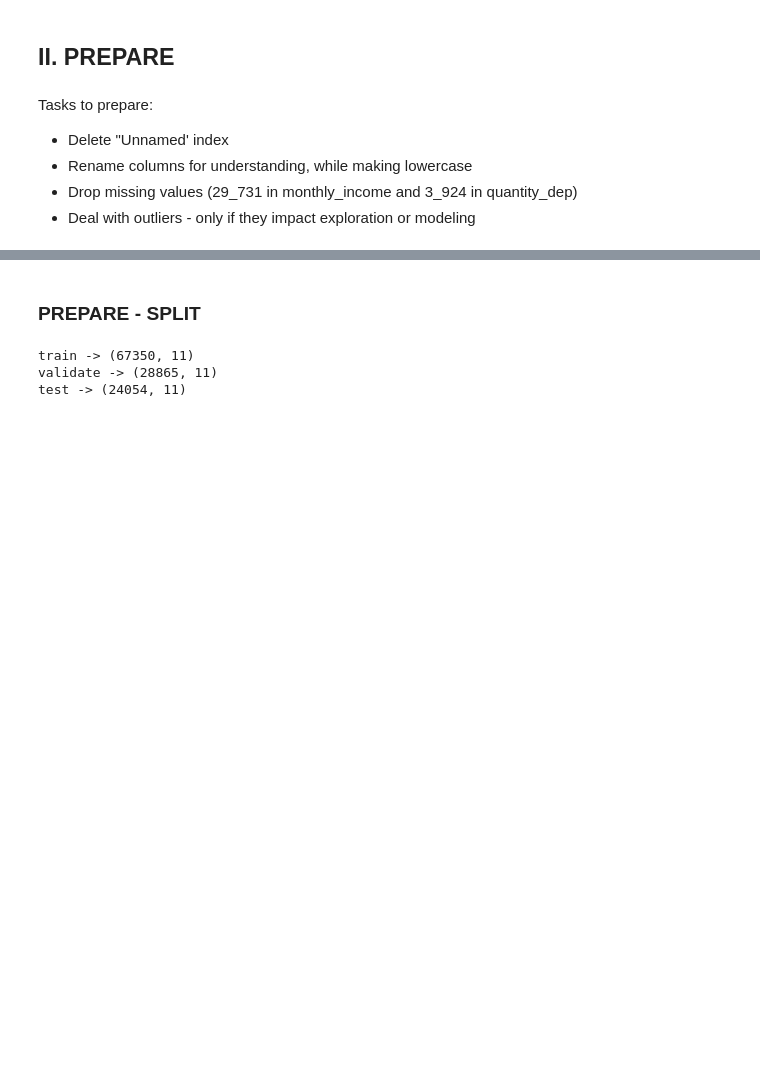
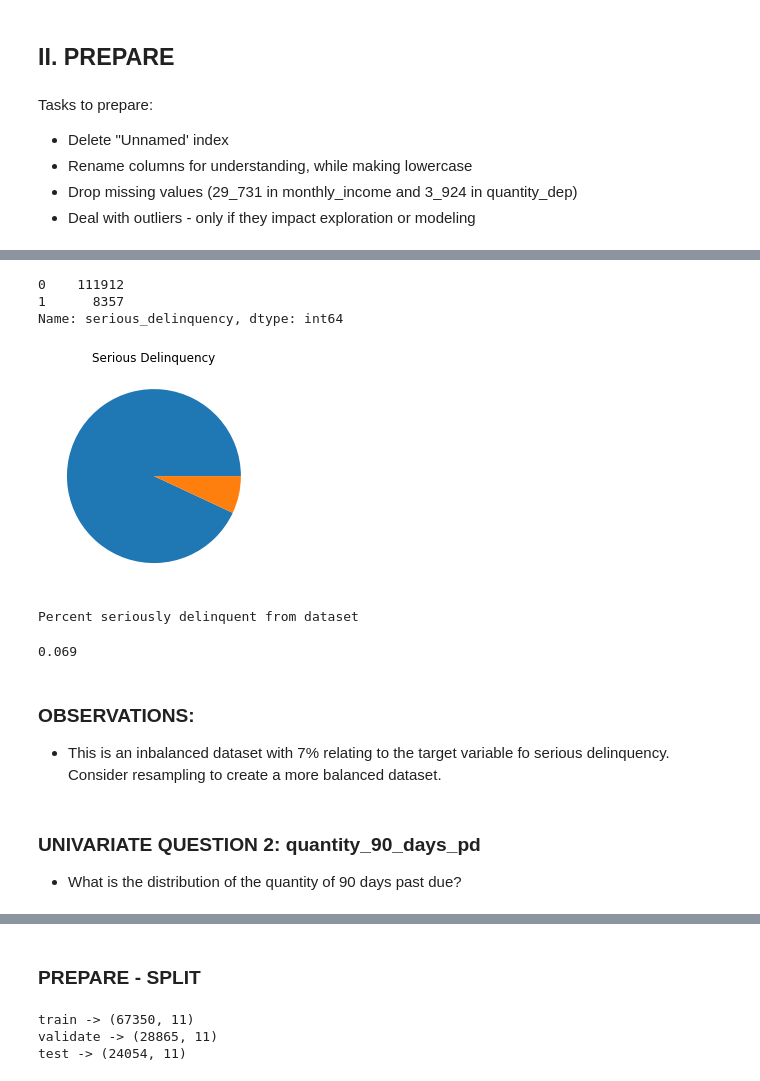
Before and after one commit to rachelrobbinsmayhill/Personal-Project, a Jupyter notebook: work.ipynb, the cells around one changed output, grey strips where cells are left out. Drawn from its saved outputs; the diff is of its cells as text; code cells hidden in the pictures; blank space fills up the shorter version.

```diff
--- a/work.ipynb
+++ b/work.ipynb
@@ -130,0 +184,25 @@ df.head()
+# %%
+# Another visual option.
+
+print(df.serious_delinquency.value_counts())
+
+y = df.serious_delinquency.value_counts()
+plt.title('Serious Delinquency')
+plt.pie(y)
+plt.show()
+
+print("Percent seriously delinquent from dataset")
+round(df.serious_delinquency.mean(), 3)
+# %% [output]
+0    111912
+1      8357
+Name: serious_delinquency, dtype: int64
+[figure, new version]
+Percent seriously delinquent from dataset
+0.069
+# %% [markdown]
+### OBSERVATIONS:
+- This is an inbalanced dataset with 7% relating to the target variable fo serious delinquency. Consider resampling to create a more balanced dataset.
+# %% [markdown]
+### UNIVARIATE QUESTION 2: quantity_90_days_pd
+- What is the distribution of the quantity of 90 days past due?
```
Also changed, not shown: parts of 101 cells of this notebook.
